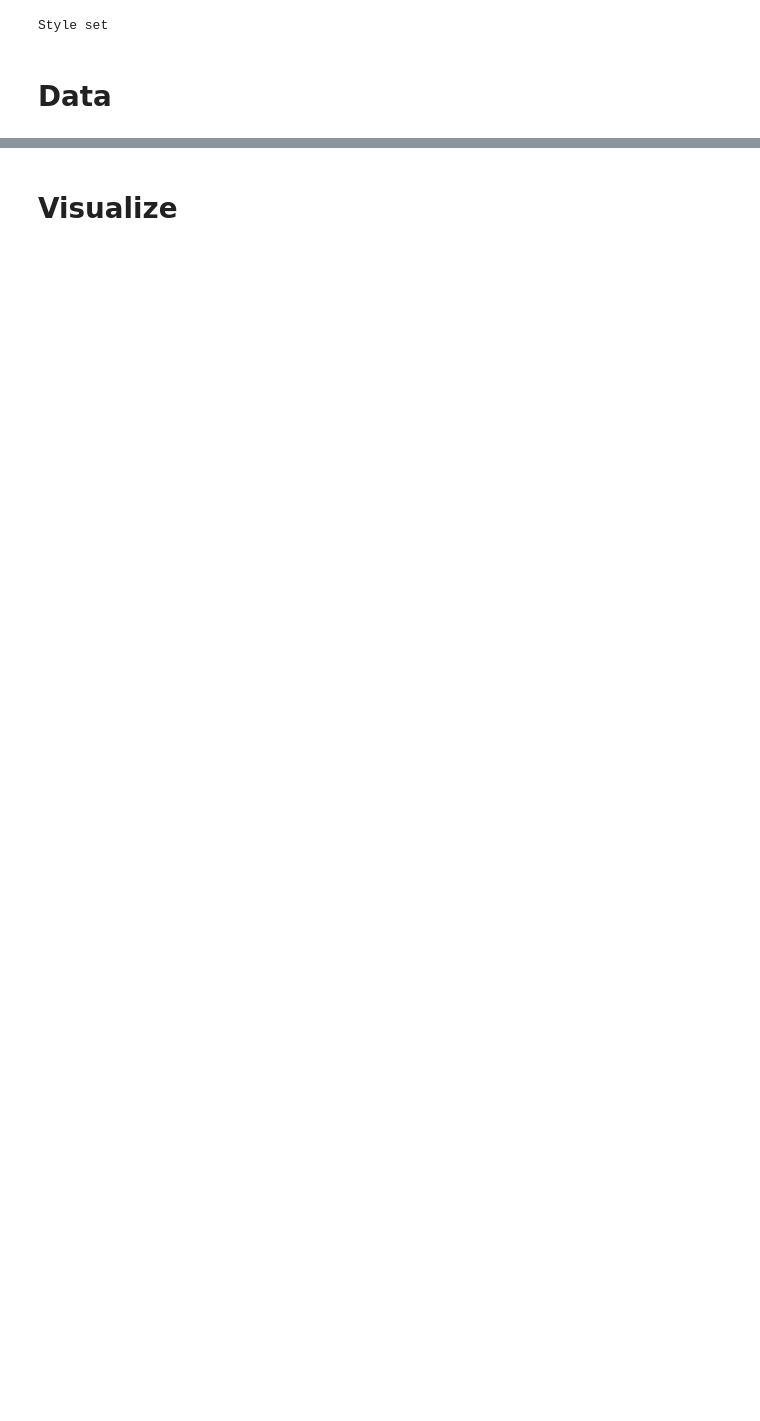
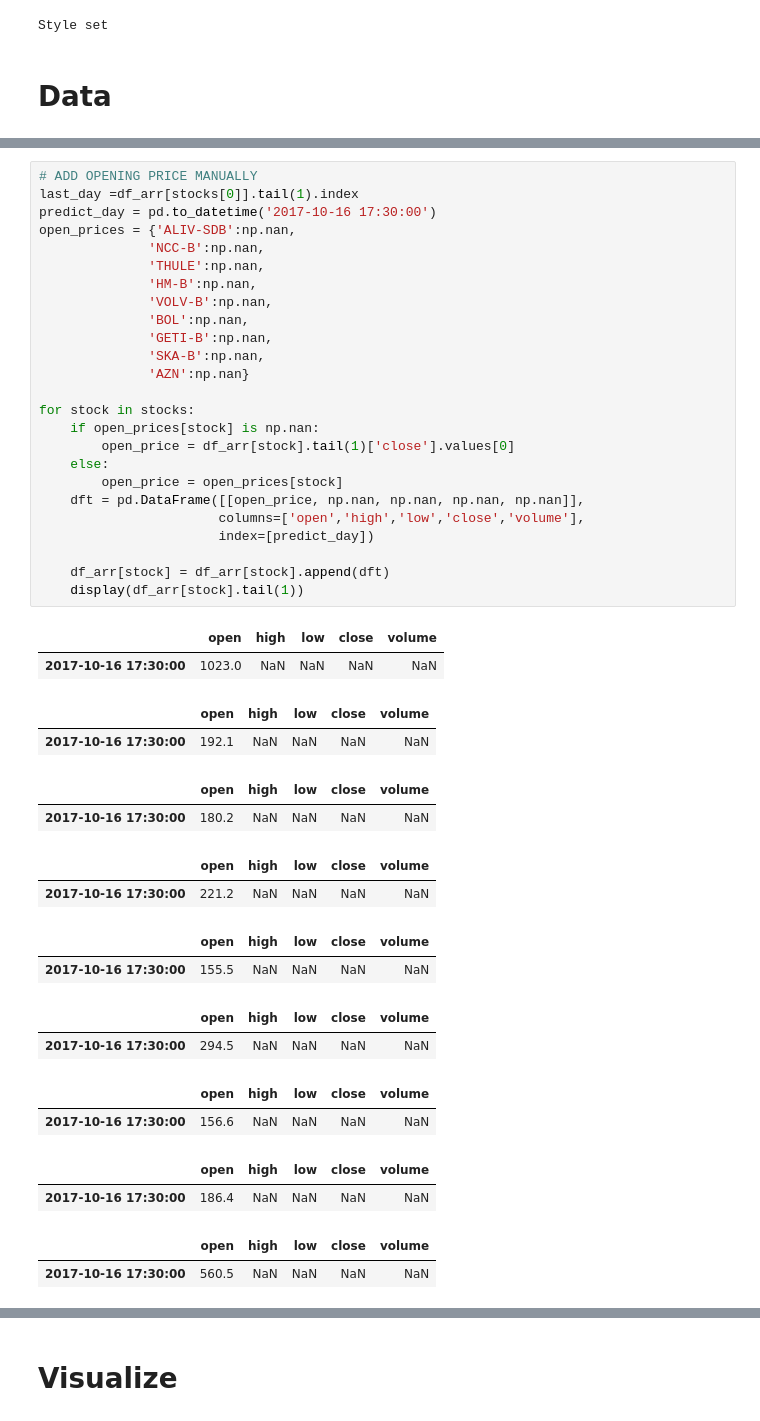
Before and after one commit to Hjartarson/stock-market, a Jupyter notebook: make-prediction.ipynb, the cells around one changed output, grey strips where cells are left out. Drawn from its saved outputs; the diff is of its cells as text; blank space fills up the shorter version.

```diff
--- a/make-prediction.ipynb
+++ b/make-prediction.ipynb
@@ -47,3 +51,47 @@ HM-B
+# %%
+# ADD OPENING PRICE MANUALLY
+last_day =df_arr[stocks[0]].tail(1).index
+predict_day = pd.to_datetime('2017-10-16 17:30:00')
+open_prices = {'ALIV-SDB':np.nan,
+              'NCC-B':np.nan,
+              'THULE':np.nan,
+              'HM-B':np.nan,
+              'VOLV-B':np.nan,
+              'BOL':np.nan,
+              'GETI-B':np.nan,
+              'SKA-B':np.nan,
+              'AZN':np.nan}
+
+for stock in stocks:
+    if open_prices[stock] is np.nan:
+        open_price = df_arr[stock].tail(1)['close'].values[0]
+    else:
+        open_price = open_prices[stock]
+    dft = pd.DataFrame([[open_price, np.nan, np.nan, np.nan, np.nan]],
+                       columns=['open','high','low','close','volume'],
+                       index=[predict_day])
+
+    df_arr[stock] = df_arr[stock].append(dft)
+    display(df_arr[stock].tail(1))
+# %% [output]
+|  | open | high | low | close | volume |
+| 2017-10-16 17:30:00 | 1023.0 | NaN | NaN | NaN | NaN |
+|  | open | high | low | close | volume |
+| 2017-10-16 17:30:00 | 192.1 | NaN | NaN | NaN | NaN |
+|  | open | high | low | close | volume |
+| 2017-10-16 17:30:00 | 180.2 | NaN | NaN | NaN | NaN |
+|  | open | high | low | close | volume |
+| 2017-10-16 17:30:00 | 221.2 | NaN | NaN | NaN | NaN |
+|  | open | high | low | close | volume |
+| 2017-10-16 17:30:00 | 155.5 | NaN | NaN | NaN | NaN |
+|  | open | high | low | close | volume |
+| 2017-10-16 17:30:00 | 294.5 | NaN | NaN | NaN | NaN |
+|  | open | high | low | close | volume |
+| 2017-10-16 17:30:00 | 156.6 | NaN | NaN | NaN | NaN |
+|  | open | high | low | close | volume |
+| 2017-10-16 17:30:00 | 186.4 | NaN | NaN | NaN | NaN |
+|  | open | high | low | close | volume |
+| 2017-10-16 17:30:00 | 560.5 | NaN | NaN | NaN | NaN |
 # %%
 # Add features
 for stock in stocks:
```
Also changed, not shown: parts of 19 cells of this notebook, 18 other files.
